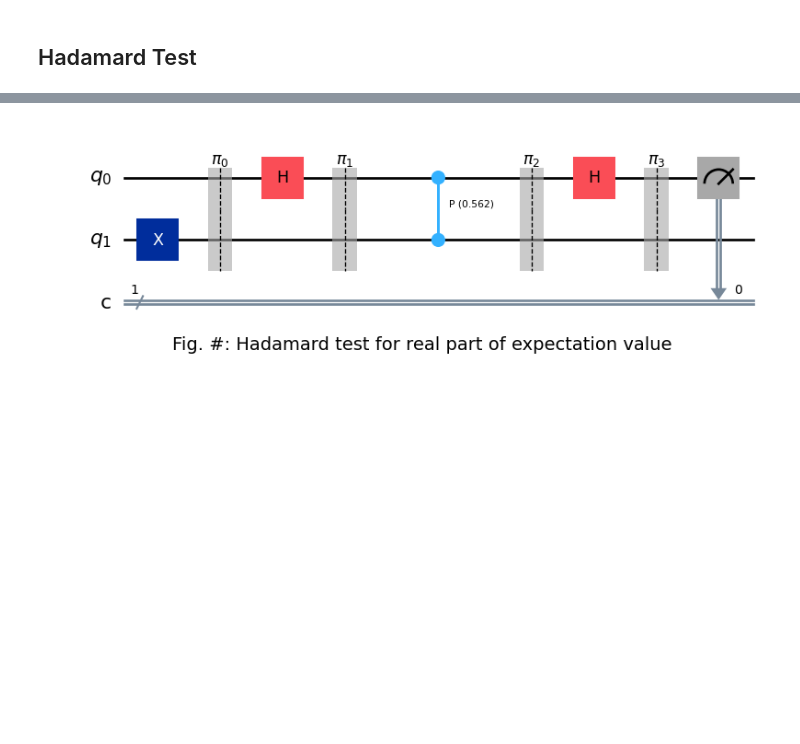
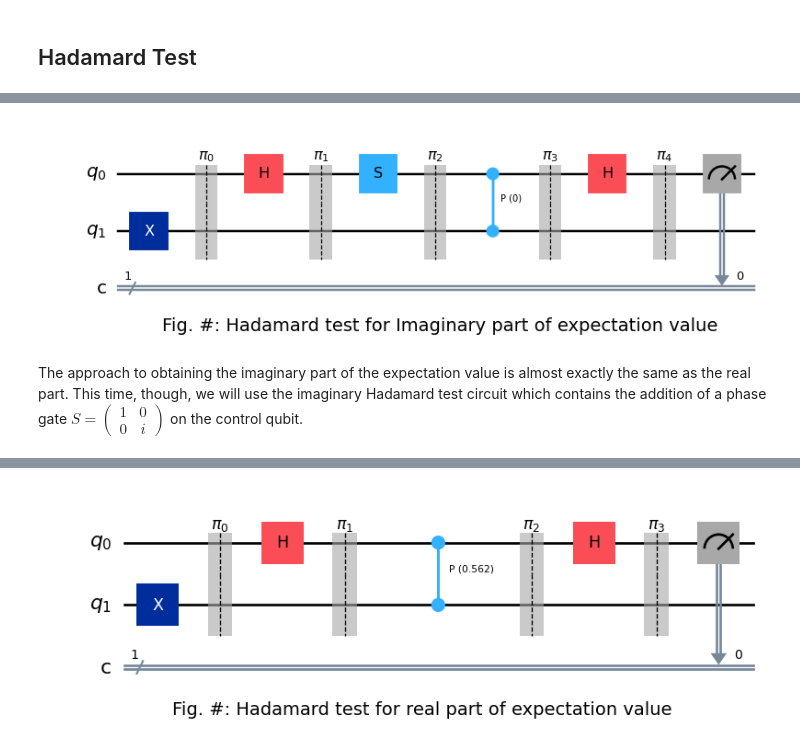
Before and after one commit to paulbruzzi/quantum-linear-algebra, a Jupyter notebook: Hadamard_Test.ipynb, the cells around one changed output, grey strips where cells are left out. Saved outputs shown, nothing was run; the diff lists cells and outputs as text; code cells hidden in the pictures; blank space fills up the shorter version.

```diff
--- a/Hadamard_Test.ipynb
+++ b/Hadamard_Test.ipynb
@@ -183,0 +323,12 @@ In order to obtain $\langle \psi|U|\psi\rangle$, we will first use the real Hada
+# %%
+qc = im_circuit(0)
+
+fig = plt.figure(figsize=(10,10))
+ax = fig.add_subplot()
+ax.text(0, -2.75, 'Fig. #: Hadamard test for Imaginary part of expectation value', size=14)
+
+qc.draw('mpl', ax=ax)
+# %% [output]
+[figure, added]
+# %% [markdown]
+The approach to obtaining the imaginary part of the expectation value is almost exactly the same as the real part. This time, though, we will use the imaginary Hadamard test circuit which contains the addition of a phase gate $S = \begin{pmatrix} 1 & 0\\0 & i\end{pmatrix}$ on the control qubit.
```
Also changed, not shown: parts of 18 cells of this notebook.
